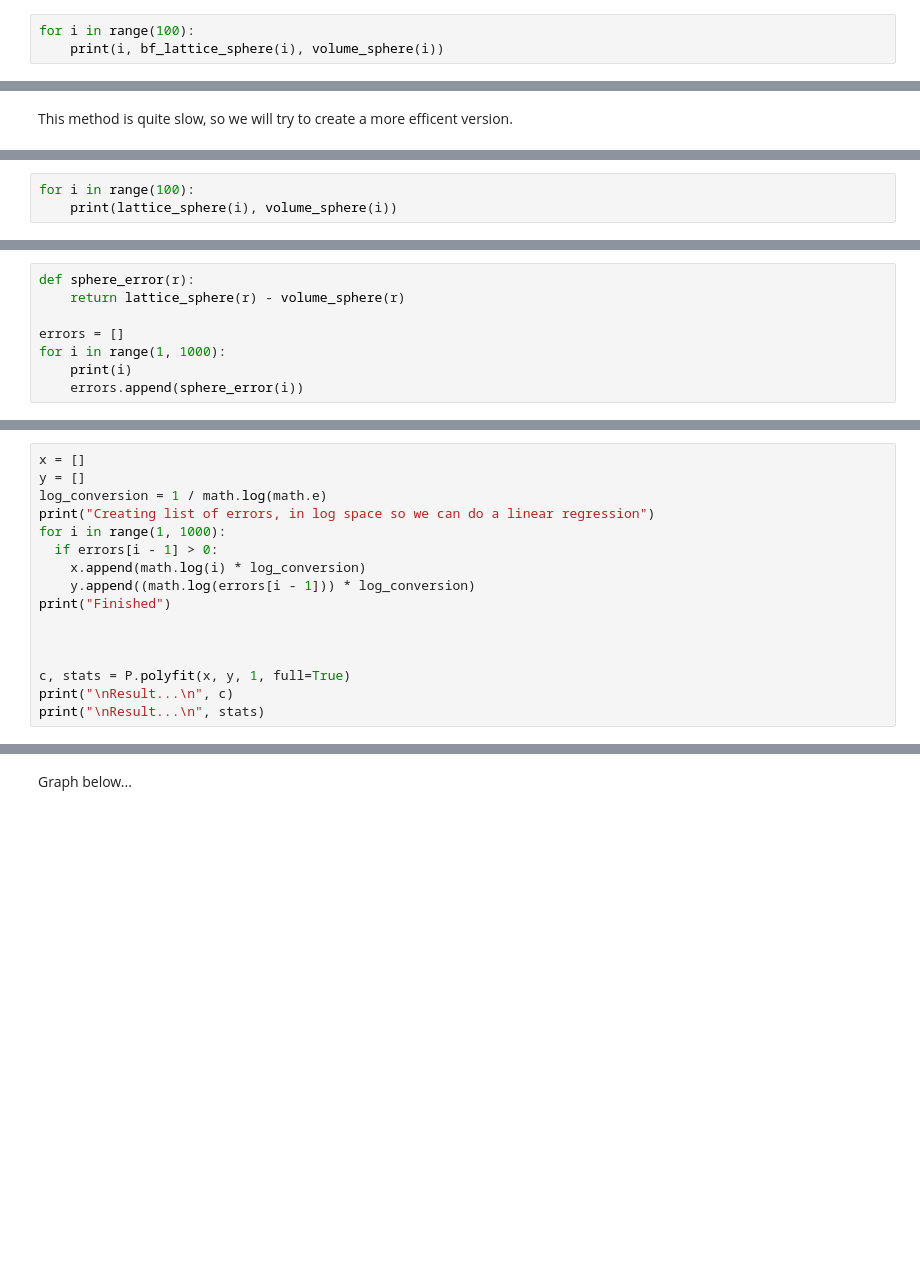
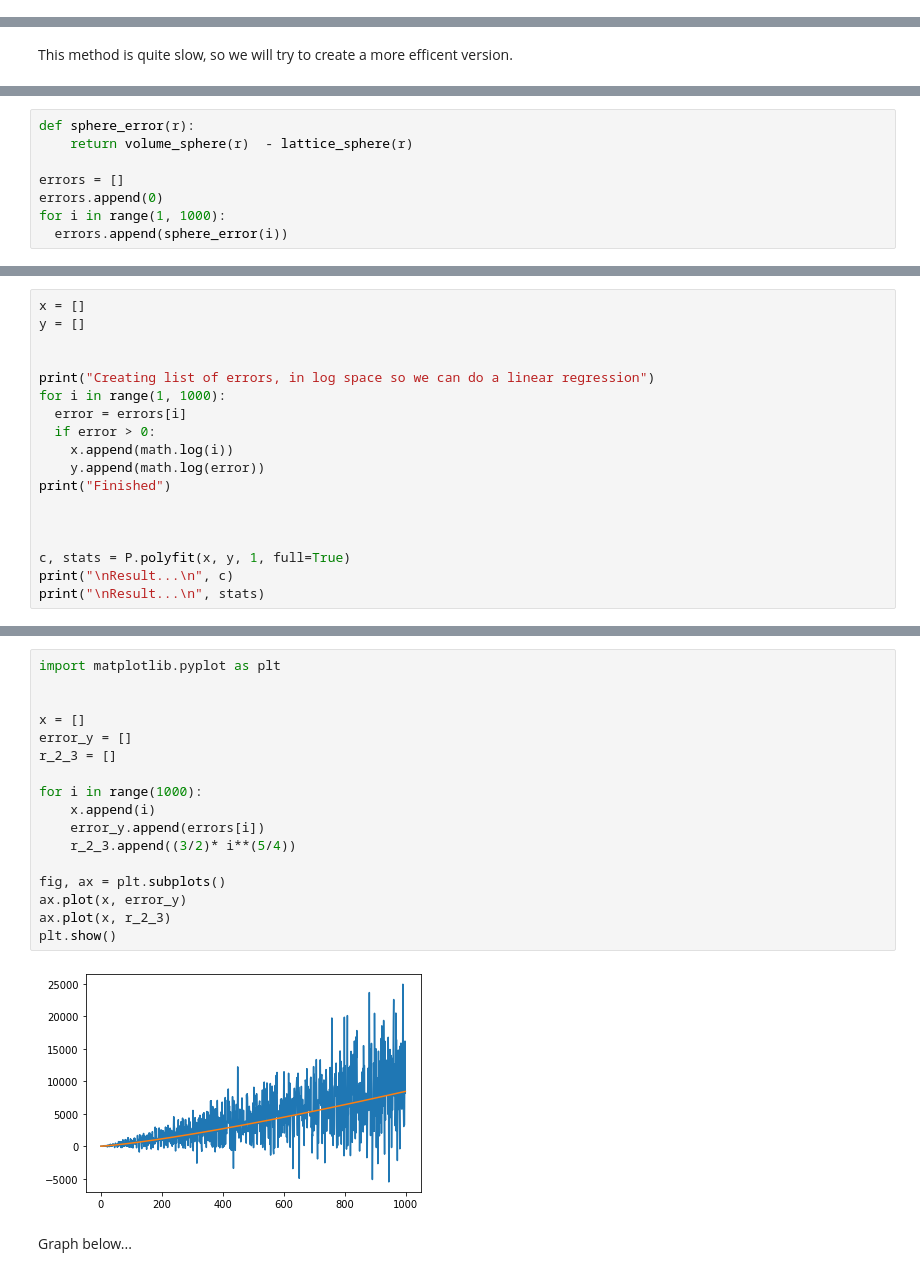
Before and after one commit to ethancma/GaussCircleConjecture, a Jupyter notebook: Code.ipynb, the cells around one changed output, grey strips where cells are left out. Cells and saved outputs as stored; diff of their text form; blank space fills up the shorter version.

Commit message:
fixed sphere_lattice code

```diff
--- a/Code.ipynb
+++ b/Code.ipynb
@@ -139,5 +163,2 @@ def bf_lattice_sphere(r):
 # %% [markdown]
 We take a similar approach as before, but now we have 3 different dimensions to loop over. We only deal with strictly positive lattice points, and by symmetry uncounted lattice points can be found by switching the sign on points i,j,k. This gives us 2^3 = 8 different unique lattice points for given positive lattice point (i,j,k). We begin with a brute force approach as before.
-# %%
-for i in range(100):
-    print(i, bf_lattice_sphere(i), volume_sphere(i))
@@ -171,3 +177,0 @@ def lattice_sphere(r):
-# %%
-for i in range(100):
-    print(lattice_sphere(i), volume_sphere(i))
@@ -194,8 +180,8 @@ This iteration is much faster, but it does suffer from roundoff error due to the
 # %%
 def sphere_error(r):
-    return lattice_sphere(r) - volume_sphere(r)
+    return volume_sphere(r)  - lattice_sphere(r)
 
 errors = []
+errors.append(0)
 for i in range(1, 1000):
-    print(i)
-    errors.append(sphere_error(i))
+  errors.append(sphere_error(i))
@@ -220,12 +188,14 @@ for i in range(1, 1000):
 # %%
 x = []
 y = []
-log_conversion = 1 / math.log(math.e)
+
+
 print("Creating list of errors, in log space so we can do a linear regression")
 for i in range(1, 1000):
-  if errors[i - 1] > 0:
-    x.append(math.log(i) * log_conversion)
-    y.append((math.log(errors[i - 1])) * log_conversion)
+  error = errors[i]
+  if error > 0:
+    x.append(math.log(i))
+    y.append(math.log(error))
 print("Finished")
 
 
@@ -245,2 +215,21 @@ Result...
+# %%
+import matplotlib.pyplot as plt
+
+
+x = []
+error_y = []
+r_2_3 = []
+
+for i in range(1000):
+    x.append(i)
+    error_y.append(errors[i])
+    r_2_3.append((3/2)* i**(5/4))
+
+fig, ax = plt.subplots()
+ax.plot(x, error_y)
+ax.plot(x, r_2_3)
+plt.show()
+# %% [output]
+[figure, added]
 # %% [markdown]
 Graph below...
```
Also changed, not shown: parts of 10 cells of this notebook.
